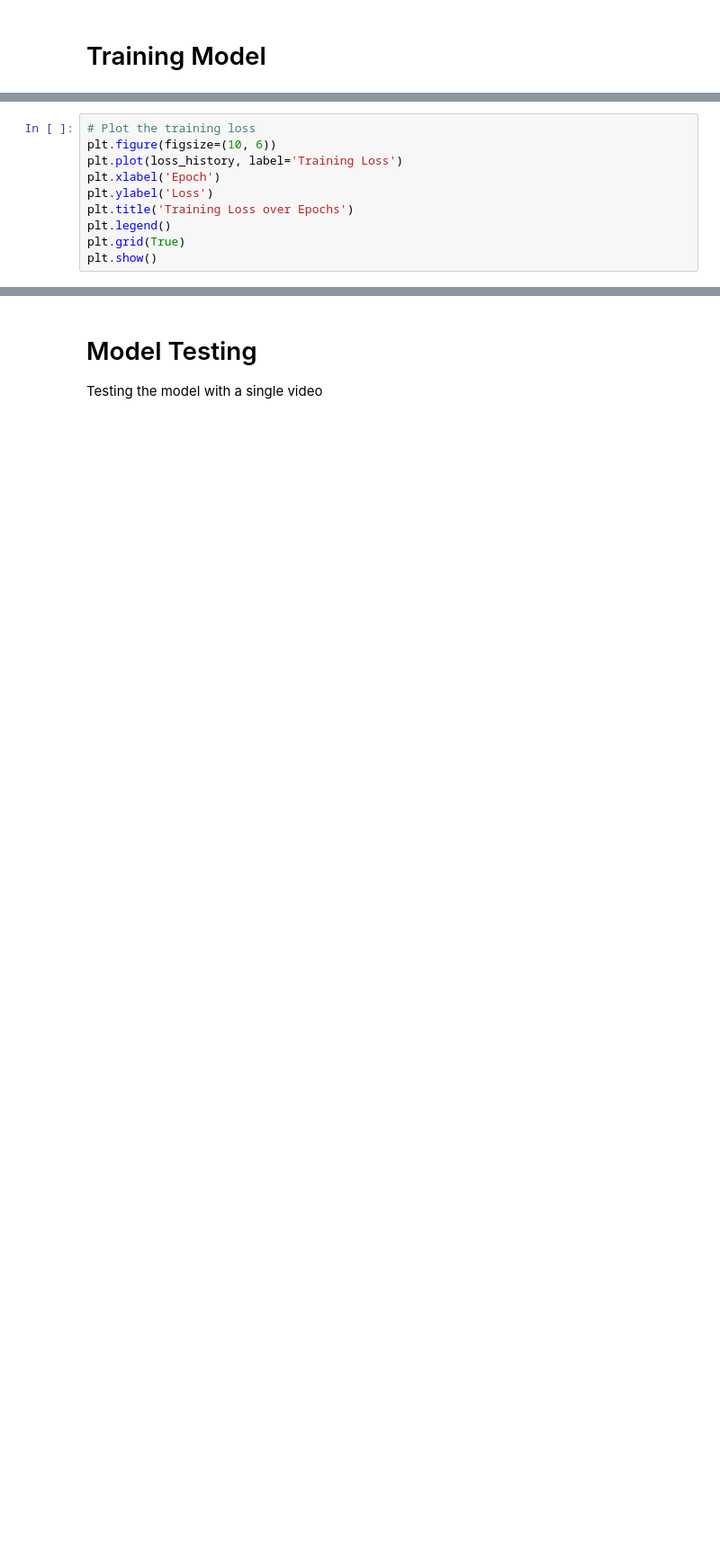
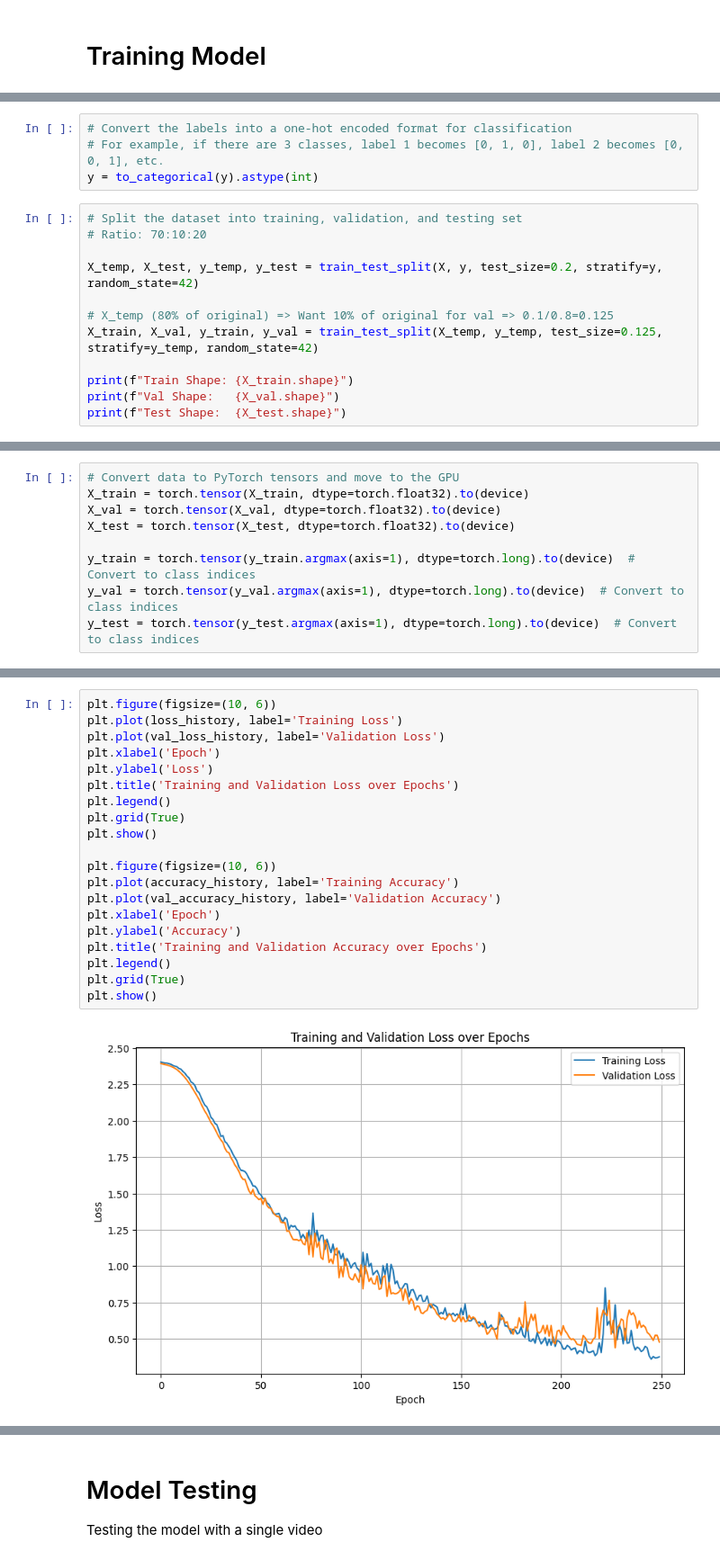
Before and after one commit to abdule-yo/sign-language-project, a Jupyter notebook: model.ipynb, the cells around one changed output, grey strips where cells are left out. Shown at 90% size. Cells and saved outputs as stored; diff of their text form; blank space fills up the shorter version.

```diff
--- a/model.ipynb
+++ b/model.ipynb
@@ -335,0 +416,16 @@ from sklearn.model_selection import train_test_split
+# %%
+# Convert the labels into a one-hot encoded format for classification
+# For example, if there are 3 classes, label 1 becomes [0, 1, 0], label 2 becomes [0, 0, 1], etc.
+y = to_categorical(y).astype(int)
+# %%
+# Split the dataset into training, validation, and testing set
+# Ratio: 70:10:20
+
+X_temp, X_test, y_temp, y_test = train_test_split(X, y, test_size=0.2, stratify=y, random_state=42)
+
+# X_temp (80% of original) => Want 10% of original for val => 0.1/0.8=0.125
+X_train, X_val, y_train, y_val = train_test_split(X_temp, y_temp, test_size=0.125, stratify=y_temp, random_state=42)
+
+print(f"Train Shape: {X_train.shape}")
+print(f"Val Shape:   {X_val.shape}")
+print(f"Test Shape:  {X_test.shape}")
@@ -336 +436,10 @@ from sklearn.model_selection import train_test_split
+# %%
+# Convert data to PyTorch tensors and move to the GPU
+X_train = torch.tensor(X_train, dtype=torch.float32).to(device)
+X_val = torch.tensor(X_val, dtype=torch.float32).to(device)
+X_test = torch.tensor(X_test, dtype=torch.float32).to(device)
+
+y_train = torch.tensor(y_train.argmax(axis=1), dtype=torch.long).to(device)  # Convert to class indices
+y_val = torch.tensor(y_val.argmax(axis=1), dtype=torch.long).to(device)  # Convert to class indices
+y_test = torch.tensor(y_test.argmax(axis=1), dtype=torch.long).to(device)  # Convert to class indices
 # %%
@@ -415,10 +578,22 @@ with torch.no_grad():
 # %%
-# Plot the training loss
 plt.figure(figsize=(10, 6))
 plt.plot(loss_history, label='Training Loss')
+plt.plot(val_loss_history, label='Validation Loss')
 plt.xlabel('Epoch')
 plt.ylabel('Loss')
-plt.title('Training Loss over Epochs')
+plt.title('Training and Validation Loss over Epochs')
 plt.legend()
 plt.grid(True)
 plt.show()
+
+plt.figure(figsize=(10, 6))
+plt.plot(accuracy_history, label='Training Accuracy')
+plt.plot(val_accuracy_history, label='Validation Accuracy')
+plt.xlabel('Epoch')
+plt.ylabel('Accuracy')
+plt.title('Training and Validation Accuracy over Epochs')
+plt.legend()
+plt.grid(True)
+plt.show()
+# %% [output]
+[figure, added]
```
Also changed, not shown: parts of 25 cells of this notebook.
